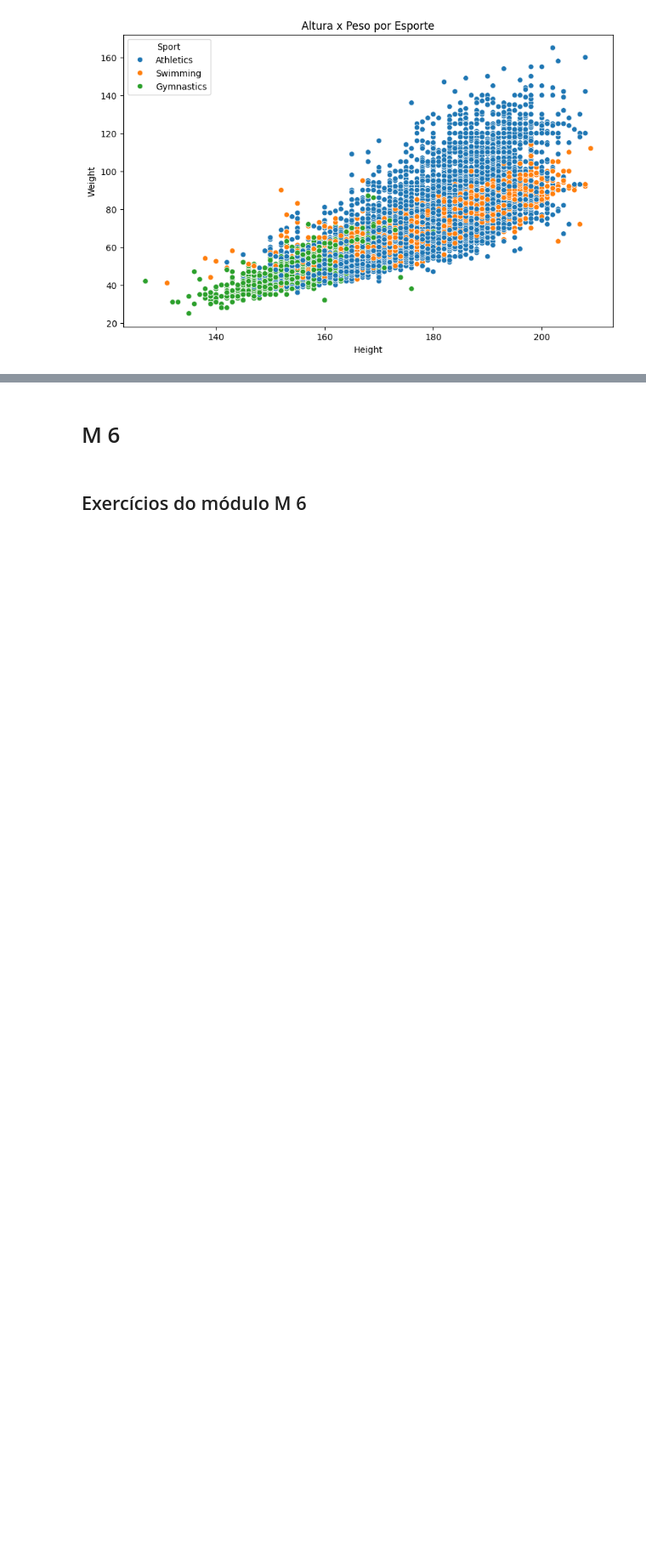
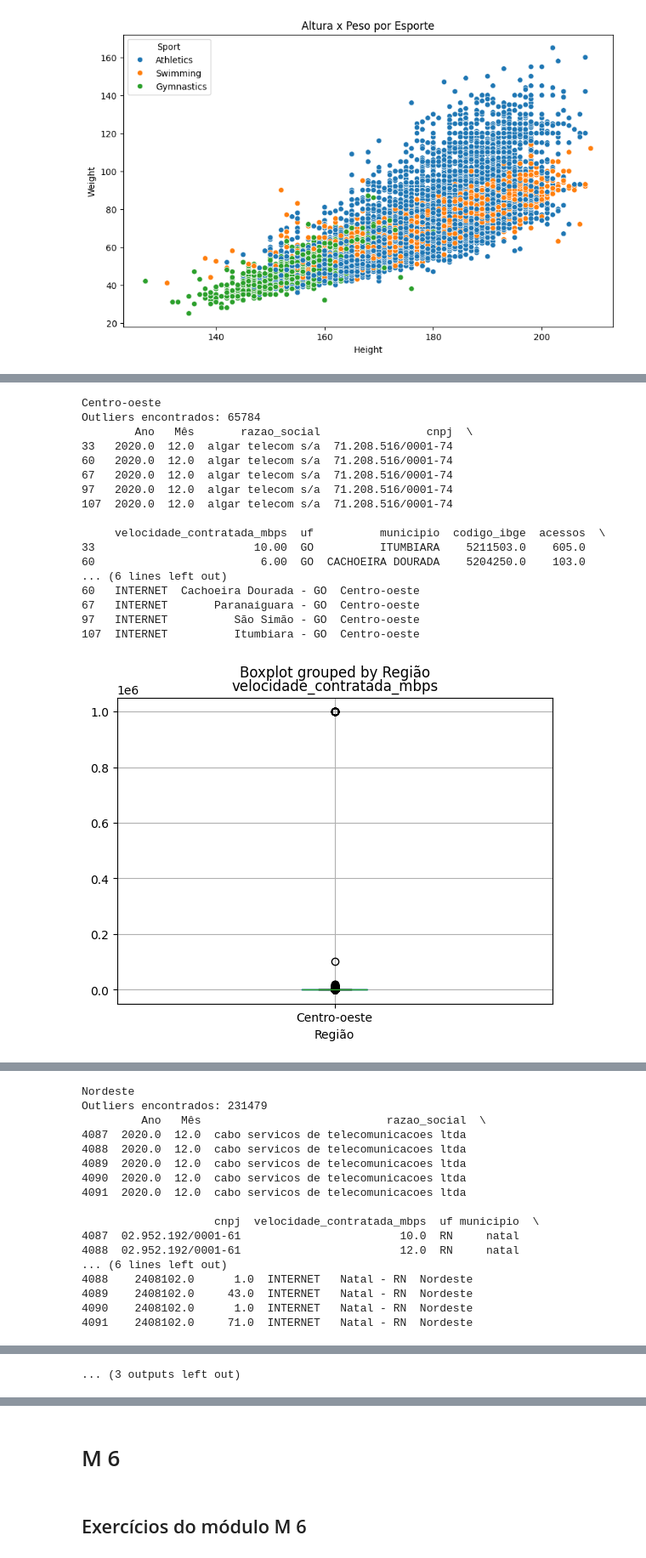
Before and after one commit to NatanielMarques14/laboratorio-ciencia-dados, a Jupyter notebook: exercicios_aulas.ipynb, the cells around one changed output, grey strips where cells are left out. Shown at 85% size. Drawn from its saved outputs; the diff is of its cells as text; code cells hidden in the pictures; blank space fills up the shorter version.

Commit message:
adicionei questões da aula 4 e terminei os exercícios das aulas

```diff
--- a/exercicios_aulas.ipynb
+++ b/exercicios_aulas.ipynb
@@ -1786,0 +1813,7 @@ plt.show()
+# %%
+# Exercício 1.
+
+internet_url = "https://github.com/ccalmendra/ciencia-dados/releases/download/lcd-v1/m4-velocidade-internet-contratada.csv"
+df_internet = pd.read_csv(internet_url, delimiter=';')
+df_internet = df_internet.drop_duplicates()
+print(df_internet.info(show_counts=True))
@@ -1786,0 +1984,54 @@ plt.show()
+# %%
+# mais inteligente:
+import matplotlib.pyplot as plt
+for regiao, grupo in df_internet.groupby("Região"):
+
+    q1 = grupo["velocidade_contratada_mbps"].quantile(0.25)
+    q3 = grupo["velocidade_contratada_mbps"].quantile(0.75)
+
+    iqr = q3 - q1
+
+    lim_inf = q1 - 1.5 * iqr
+    lim_sup = q3 + 1.5 * iqr
+
+    outliers = grupo[
+        (grupo["velocidade_contratada_mbps"] < lim_inf) |
+        (grupo["velocidade_contratada_mbps"] > lim_sup)
+    ]
+
+    df_com_outliers_superior = grupo[(grupo["velocidade_contratada_mbps"] > lim_sup)]
+    df_com_outliers_superior = df_com_outliers_superior.copy()
+    df_com_outliers_superior["velocidade_contratada_mbps"] = grupo["velocidade_contratada_mbps"].median() # trocando os valores dos outliers superiores pela mediana da coluna
+    grupo_novo = grupo[grupo["velocidade_contratada_mbps"] <= lim_sup] # pra gente não empilhar no df grupo que tinha outliers
+    df_internet_imputado_mediana_regiao = pd.concat([grupo_novo, df_com_outliers_superior], axis = 0 )
+
+    print(f"\n{regiao}")
+    print(f"Outliers encontrados: {len(outliers)}")
+    print(df_internet_imputado_mediana_regiao.head())
+
+    grupo.boxplot(column="velocidade_contratada_mbps", by="Região",)
+    plt.title = ("Antes do tratamento de outliers")
+    plt.show()
+
+    df_internet_imputado_mediana_regiao.boxplot(column="velocidade_contratada_mbps", by="Região")
+    plt.title = ("Depois do tratamento de outliers")
+    plt.show()
+# %% [output]
+Centro-oeste
+Outliers encontrados: 65784
+        Ano   Mês       razao_social                cnpj  \
+33   2020.0  12.0  algar telecom s/a  71.208.516/0001-74
+60   2020.0  12.0  algar telecom s/a  71.208.516/0001-74
+67   2020.0  12.0  algar telecom s/a  71.208.516/0001-74
+97   2020.0  12.0  algar telecom s/a  71.208.516/0001-74
+107  2020.0  12.0  algar telecom s/a  71.208.516/0001-74
+
+     velocidade_contratada_mbps  uf          municipio  codigo_ibge  acessos  \
+33                        10.00  GO          ITUMBIARA    5211503.0    605.0
+60                         6.00  GO  CACHOEIRA DOURADA    5204250.0    103.0
+... (6 lines left out)
+60   INTERNET  Cachoeira Dourada - GO  Centro-oeste
+67   INTERNET       Paranaiguara - GO  Centro-oeste
+97   INTERNET          São Simão - GO  Centro-oeste
+107  INTERNET          Itumbiara - GO  Centro-oeste
+[figure, added]
@@ -1786,0 +2039,17 @@ plt.show()
+Nordeste
+Outliers encontrados: 231479
+         Ano   Mês                            razao_social  \
+4087  2020.0  12.0  cabo servicos de telecomunicacoes ltda
+4088  2020.0  12.0  cabo servicos de telecomunicacoes ltda
+4089  2020.0  12.0  cabo servicos de telecomunicacoes ltda
+4090  2020.0  12.0  cabo servicos de telecomunicacoes ltda
+4091  2020.0  12.0  cabo servicos de telecomunicacoes ltda
+
+                    cnpj  velocidade_contratada_mbps  uf municipio  \
+4087  02.952.192/0001-61                        10.0  RN     natal
+4088  02.952.192/0001-61                        12.0  RN     natal
+... (6 lines left out)
+4088    2408102.0      1.0  INTERNET   Natal - RN  Nordeste
+4089    2408102.0     43.0  INTERNET   Natal - RN  Nordeste
+4090    2408102.0      1.0  INTERNET   Natal - RN  Nordeste
+4091    2408102.0     71.0  INTERNET   Natal - RN  Nordeste
@@ -1786,0 +2096 @@ plt.show()
+... (3 outputs left out)
```
Also changed, not shown: parts of 15 cells of this notebook.
